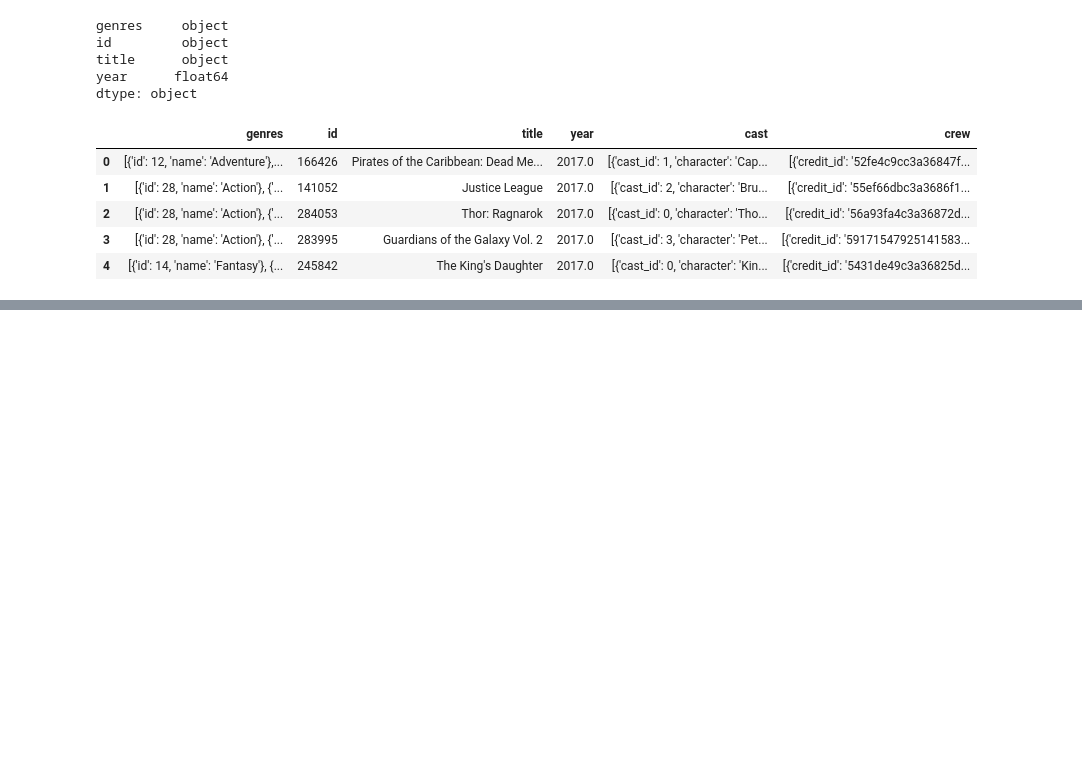
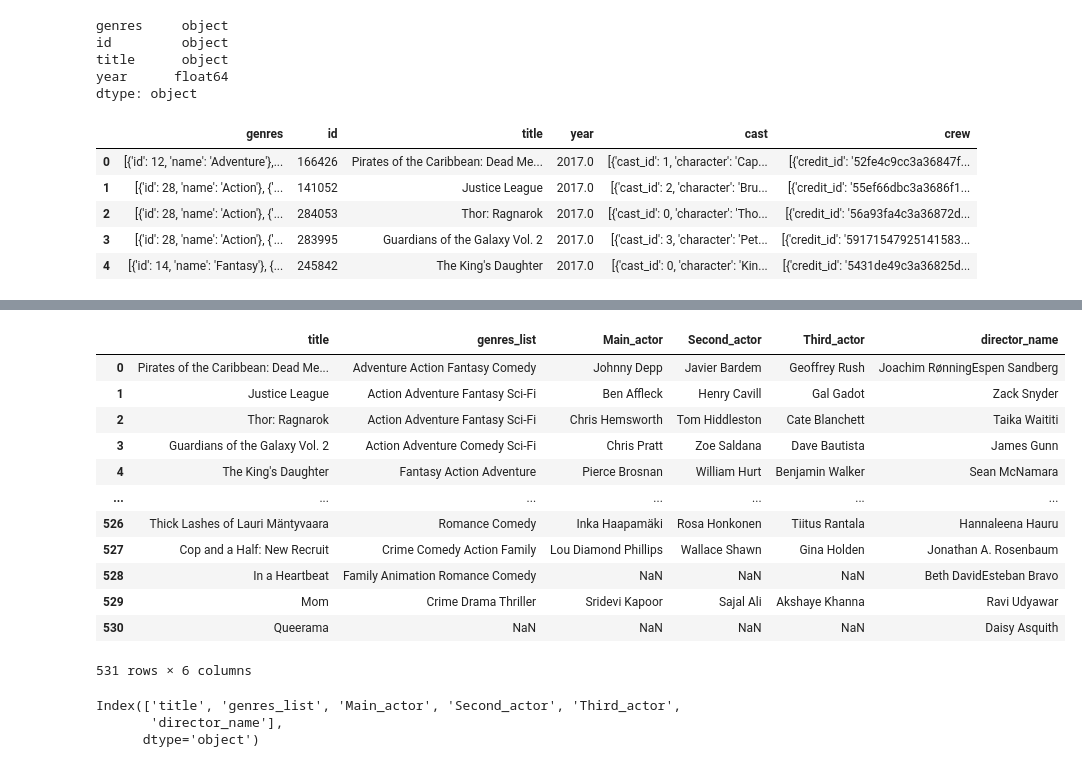
Before and after one commit to code-JOA/Movie-Reviews-Sentiment-Analysis, a Jupyter notebook: 02.Preprocessing.ipynb, the cells around one changed output, grey strips where cells are left out. Drawn from its saved outputs; the diff is of its cells as text; code cells hidden in the pictures; blank space fills up the shorter version.

```diff
--- a/02.Preprocessing.ipynb
+++ b/02.Preprocessing.ipynb
@@ -90,0 +146,2 @@ dataframe["crew"] = dataframe["crew"].map(lambda x: ast.literal_eval(x))
+# %%
+dataframe["Second_actor"] = dataframe["cast"].map(lambda x: get_2nd_actor(x))
@@ -90,0 +165,2 @@ dataframe["crew"] = dataframe["crew"].map(lambda x: ast.literal_eval(x))
+# %%
+dataframe["Third_actor"] = dataframe["cast"].map(lambda x: get_3rdactor(x))
@@ -90,0 +184,2 @@ dataframe["crew"] = dataframe["crew"].map(lambda x: ast.literal_eval(x))
+# %%
+dataframe["director_name"] = dataframe["crew"].map(lambda x: get_directors(x))
@@ -90,0 +222,29 @@ dataframe["crew"] = dataframe["crew"].map(lambda x: ast.literal_eval(x))
+# %%
+try:
+    dataframe.drop(labels = ["genres","id", "cast","crew", "year"] , axis =1 , inplace = True)
+
+except Exception as x:
+    pass
+# %%
+# check results
+dataframe
+# %% [output]
+|  | title | genres_list | Main_actor | Second_actor | Third_actor | director_name |
+| 0 | Pirates of the Caribbean: Dead Me... | Adventure Action Fantasy Comedy | Johnny Depp | Javier Bardem | Geoffrey Rush | Joachim RønningEspen Sandberg |
+| 1 | Justice League | Action Adventure Fantasy Sci-Fi | Ben Affleck | Henry Cavill | Gal Gadot | Zack Snyder |
+| 2 | Thor: Ragnarok | Action Adventure Fantasy Sci-Fi | Chris Hemsworth | Tom Hiddleston | Cate Blanchett | Taika Waititi |
+| 3 | Guardians of the Galaxy Vol. 2 | Action Adventure Comedy Sci-Fi | Chris Pratt | Zoe Saldana | Dave Bautista | James Gunn |
+| 4 | The King's Daughter | Fantasy Action Adventure | Pierce Brosnan | William Hurt | Benjamin Walker | Sean McNamara |
+| ... | ... | ... | ... | ... | ... | ... |
+| 526 | Thick Lashes of Lauri Mäntyvaara | Romance Comedy | Inka Haapamäki | Rosa Honkonen | Tiitus Rantala | Hannaleena Hauru |
+| 527 | Cop and a Half: New Recruit | Crime Comedy Action Family | Lou Diamond Phillips | Wallace Shawn | Gina Holden | Jonathan A. Rosenbaum |
+| 528 | In a Heartbeat | Family Animation Romance Comedy | NaN | NaN | NaN | Beth DavidEsteban Bravo |
+| 529 | Mom | Crime Drama Thriller | Sridevi Kapoor | Sajal Ali | Akshaye Khanna | Ravi Udyawar |
+| 530 | Queerama | NaN | NaN | NaN | NaN | Daisy Asquith |
+531 rows × 6 columns
+# %%
+dataframe.columns
+# %% [output]
+Index(['title', 'genres_list', 'Main_actor', 'Second_actor', 'Third_actor',
+       'director_name'],
+      dtype='object')
```
Also changed, not shown: parts of 22 cells of this notebook, 1 other file.
